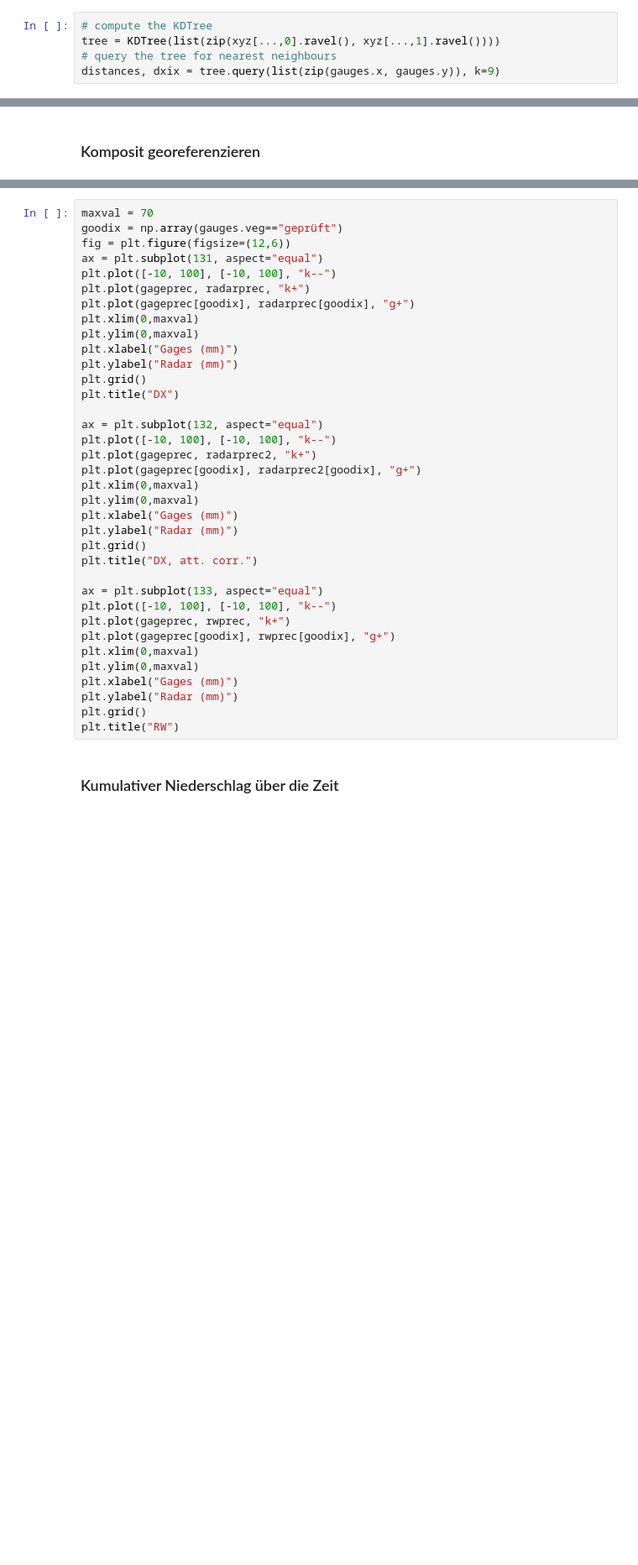
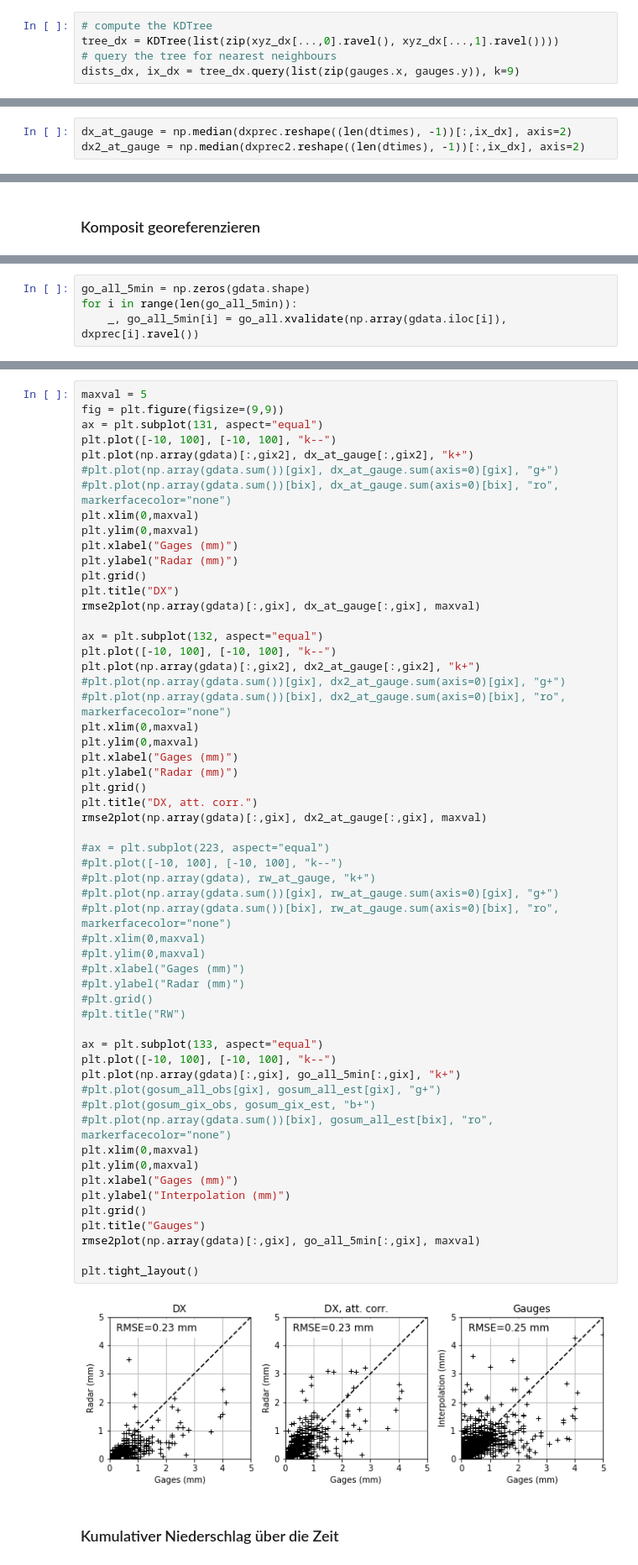
Before and after one commit to heistermann/rain-in-berlin, a Jupyter notebook: berlin_reanalysis.ipynb, the cells around one changed output, grey strips where cells are left out. Shown at 84% size. Drawn from its saved outputs; the diff is of its cells as text; blank space fills up the shorter version.

```diff
--- a/berlin_reanalysis.ipynb
+++ b/berlin_reanalysis.ipynb
@@ -103,6 +95,6 @@ plt.ylim(bbox[2], bbox[3])
 ### Radarniederschlag an den Niederschlagsschreibern extrahieren
 # %%
 # compute the KDTree
-tree = KDTree(list(zip(xyz[...,0].ravel(), xyz[...,1].ravel())))
+tree_dx = KDTree(list(zip(xyz_dx[...,0].ravel(), xyz_dx[...,1].ravel())))
 # query the tree for nearest neighbours
-distances, dxix = tree.query(list(zip(gauges.x, gauges.y)), k=9)
+dists_dx, ix_dx = tree_dx.query(list(zip(gauges.x, gauges.y)), k=9)
@@ -137,3 +101,6 @@ plt.grid()
+# %%
+dx_at_gauge = np.median(dxprec.reshape((len(dtimes), -1))[:,ix_dx], axis=2)
+dx2_at_gauge = np.median(dxprec2.reshape((len(dtimes), -1))[:,ix_dx], axis=2)
 # %% [markdown]
 ### RADOLAN RW-Produkt (stündlich, angeeicht) laden
 # %%
@@ -225,0 +210,4 @@ rwprec = np.median([rw.sum(axis=0).ravel()[ix_] for ix_ in rwix], axis=1)
+# %%
+go_all_5min = np.zeros(gdata.shape)
+for i in range(len(go_all_5min)):
+    _, go_all_5min[i] = go_all.xvalidate(np.array(gdata.iloc[i]), dxprec[i].ravel())
@@ -226,38 +379,60 @@ rwprec = np.median([rw.sum(axis=0).ravel()[ix_] for ix_ in rwix], axis=1)
 # %%
-maxval = 70
-goodix = np.array(gauges.veg=="geprüft")
-fig = plt.figure(figsize=(12,6))
+maxval = 5
+fig = plt.figure(figsize=(9,9))
 ax = plt.subplot(131, aspect="equal")
 plt.plot([-10, 100], [-10, 100], "k--")
-plt.plot(gageprec, radarprec, "k+")
-plt.plot(gageprec[goodix], radarprec[goodix], "g+")
+plt.plot(np.array(gdata)[:,gix2], dx_at_gauge[:,gix2], "k+")
+#plt.plot(np.array(gdata.sum())[gix], dx_at_gauge.sum(axis=0)[gix], "g+")
+#plt.plot(np.array(gdata.sum())[bix], dx_at_gauge.sum(axis=0)[bix], "ro", markerfacecolor="none")
 plt.xlim(0,maxval)
 plt.ylim(0,maxval)
 plt.xlabel("Gages (mm)")
 plt.ylabel("Radar (mm)")
 plt.grid()
 plt.title("DX")
+rmse2plot(np.array(gdata)[:,gix], dx_at_gauge[:,gix], maxval)
 
 ax = plt.subplot(132, aspect="equal")
 plt.plot([-10, 100], [-10, 100], "k--")
-plt.plot(gageprec, radarprec2, "k+")
-plt.plot(gageprec[goodix], radarprec2[goodix], "g+")
+plt.plot(np.array(gdata)[:,gix2], dx2_at_gauge[:,gix2], "k+")
+#plt.plot(np.array(gdata.sum())[gix], dx2_at_gauge.sum(axis=0)[gix], "g+")
+#plt.plot(np.array(gdata.sum())[bix], dx2_at_gauge.sum(axis=0)[bix], "ro", markerfacecolor="none")
 plt.xlim(0,maxval)
 plt.ylim(0,maxval)
 plt.xlabel("Gages (mm)")
 plt.ylabel("Radar (mm)")
 plt.grid()
 plt.title("DX, att. corr.")
+rmse2plot(np.array(gdata)[:,gix], dx2_at_gauge[:,gix], maxval)
+
+#ax = plt.subplot(223, aspect="equal")
+#plt.plot([-10, 100], [-10, 100], "k--")
+#plt.plot(np.array(gdata), rw_at_gauge, "k+")
+#plt.plot(np.array(gdata.sum())[gix], rw_at_gauge.sum(axis=0)[gix], "g+")
+#plt.plot(np.array(gdata.sum())[bix], rw_at_gauge.sum(axis=0)[bix], "ro", markerfacecolor="none")
+#plt.xlim(0,maxval)
+#plt.ylim(0,maxval)
+#plt.xlabel("Gages (mm)")
+#plt.ylabel("Radar (mm)")
+#plt.grid()
+#plt.title("RW")
 
 ax = plt.subplot(133, aspect="equal")
 plt.plot([-10, 100], [-10, 100], "k--")
-plt.plot(gageprec, rwprec, "k+")
-plt.plot(gageprec[goodix], rwprec[goodix], "g+")
+plt.plot(np.array(gdata)[:,gix], go_all_5min[:,gix], "k+")
+#plt.plot(gosum_all_obs[gix], gosum_all_est[gix], "g+")
+#plt.plot(gosum_gix_obs, gosum_gix_est, "b+")
+#plt.plot(np.array(gdata.sum())[bix], gosum_all_est[bix], "ro", markerfacecolor="none")
 plt.xlim(0,maxval)
 plt.ylim(0,maxval)
 plt.xlabel("Gages (mm)")
-plt.ylabel("Radar (mm)")
+plt.ylabel("Interpolation (mm)")
 plt.grid()
-plt.title("RW")
+plt.title("Gauges")
+rmse2plot(np.array(gdata)[:,gix], go_all_5min[:,gix], maxval)
+
+plt.tight_layout()
+# %% [output]
+[figure, added]
 # %% [markdown]
 ### Kumulativer Niederschlag über die Zeit
```
Also changed, not shown: parts of 52 cells of this notebook, 2 other files.
